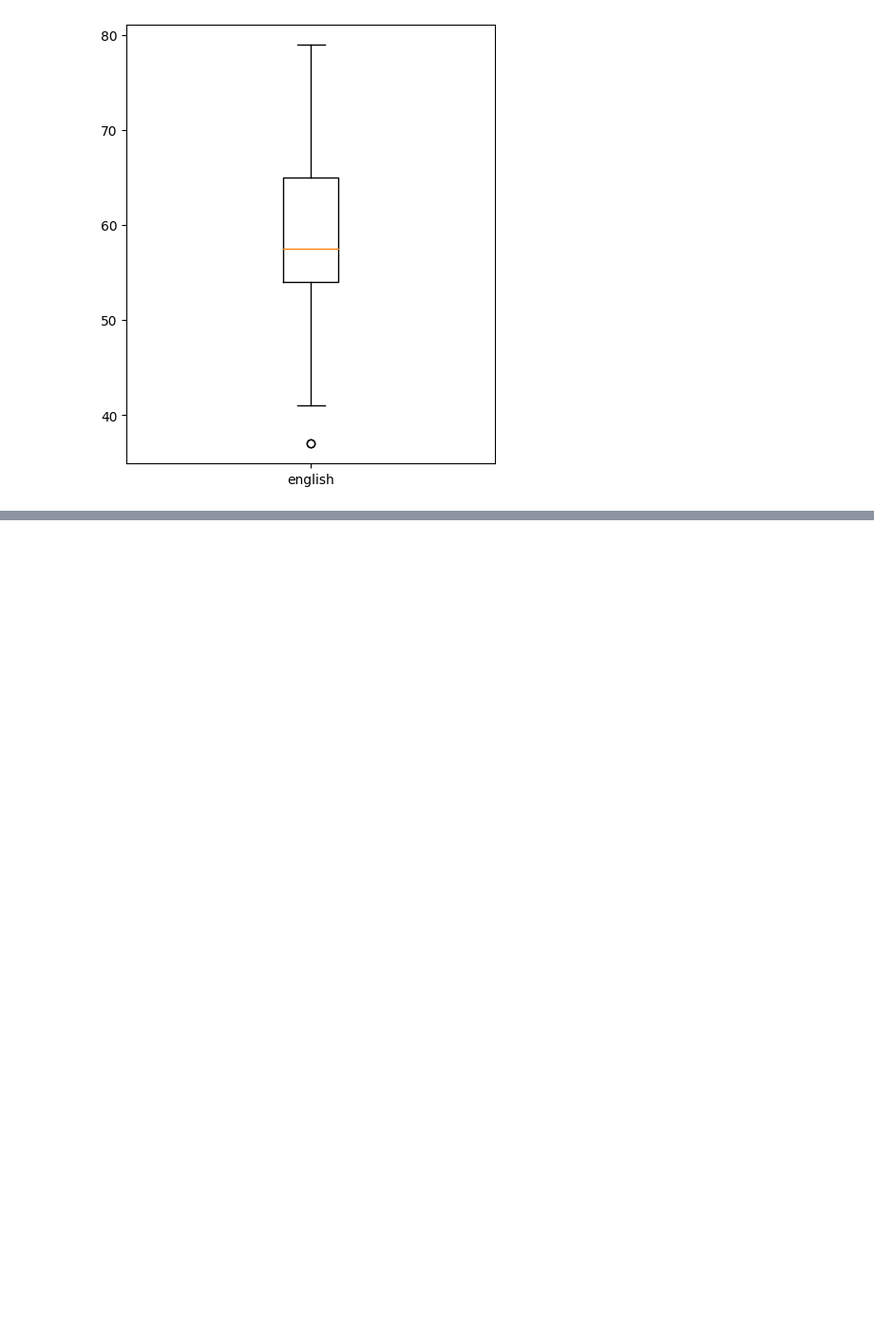
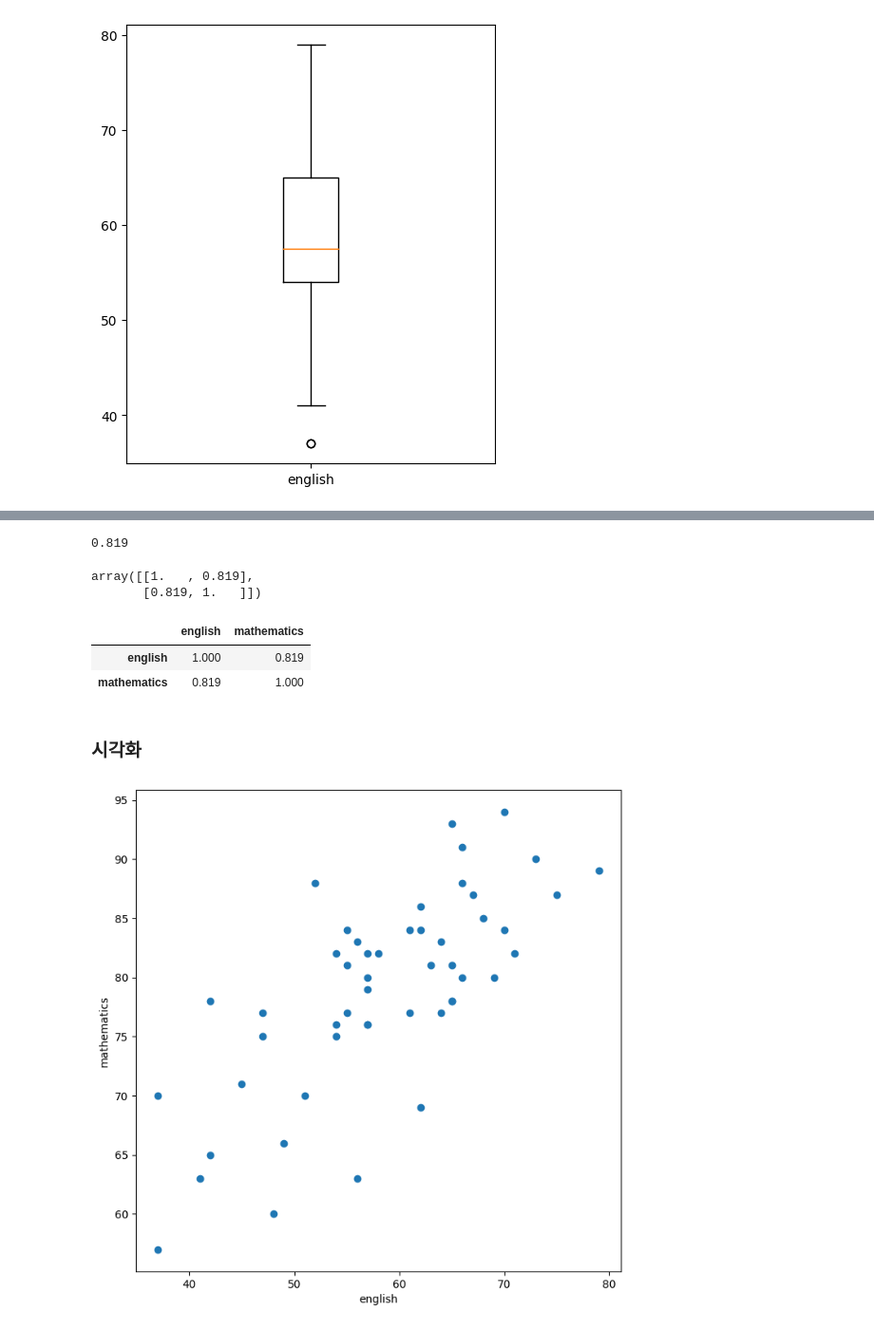
Before and after one commit to Minhyeok-kimm/TIL, a Jupyter notebook: ML_DL/data_ex.ipynb, the cells around one changed output, grey strips where cells are left out. Shown at 95% size. Drawn from its saved outputs; the diff is of its cells as text; code cells hidden in the pictures; blank space fills up the shorter version.

```diff
--- a/ML_DL/data_ex.ipynb
+++ b/ML_DL/data_ex.ipynb
@@ -462,0 +473,2 @@ plt.show()
+# %%
+df = pd.read_csv('data/scores_em.csv', index_col='student number')
@@ -462,0 +541,17 @@ plt.show()
+# %%
+np.cov(en_scores, ma_scores, ddof=0)[0, 1] / (np.std(en_scores) * np.std(ma_scores))
+# %% [output]
+0.819
+# %%
+np.corrcoef(en_scores, ma_scores)
+# %% [output]
+array([[1.   , 0.819],
+       [0.819, 1.   ]])
+# %%
+scores_df.corr()
+# %% [output]
+|  | english | mathematics |
+| english | 1.000 | 0.819 |
+| mathematics | 0.819 | 1.000 |
+# %% [markdown]
+### 시각화
@@ -462,0 +563,13 @@ plt.show()
+# %%
+english_scores = np.array(df['english'])
+math_scores = np.array(df['mathematics'])
+
+fig = plt.figure(figsize=(8, 8))
+ax = fig.add_subplot(111)
+# 산점도
+ax.scatter(english_scores, math_scores)
+ax.set_xlabel('english')
+ax.set_ylabel('mathematics')
+plt.show()
+# %% [output]
+[figure, added]
```
Also changed, not shown: parts of 19 cells of this notebook.
